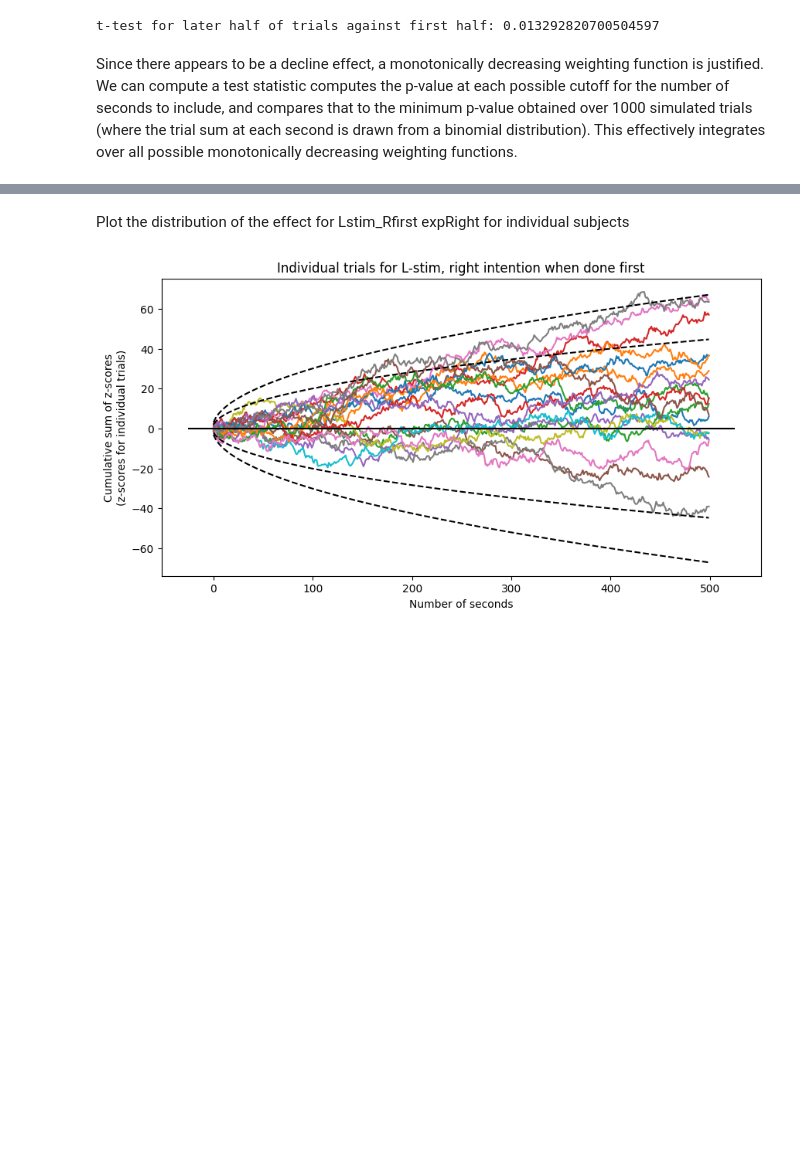
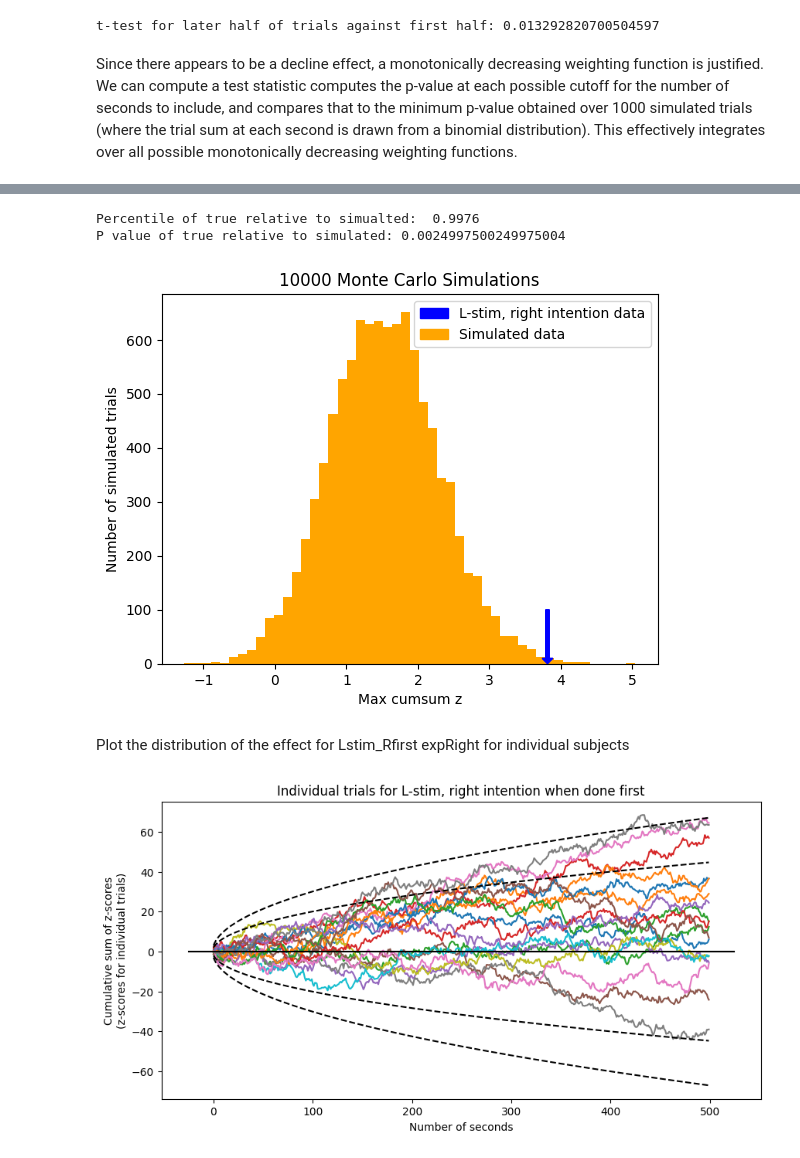
Before and after one commit to AvantiShri/freedman2023_cortex_analysisreplication, a Jupyter notebook: freedman_et_al_2023/Freedman_et_al_2023_analysis.ipynb, the cells around one changed output, grey strips where cells are left out. Saved outputs shown, nothing was run; the diff lists cells and outputs as text; code cells hidden in the pictures; blank space fills up the shorter version.

```diff
--- a/freedman_et_al_2023/Freedman_et_al_2023_analysis.ipynb
+++ b/freedman_et_al_2023/Freedman_et_al_2023_analysis.ipynb
@@ -195,0 +196,16 @@ P value of true relative to simulated: 0.0024997500249975004
+# %%
+plt.hist(sim_max_zs, bins=50, color="orange")
+plt.arrow(true_data_max_z, 100, 0, -100, color="blue", head_length=10, length_includes_head=True, width=0.05)
+plt.xlabel("Max cumsum z")
+plt.ylabel("Number of simulated trials")
+plt.legend(handles=[Patch(color='blue', label='L-stim, right intention data'),
+                    Patch(color='orange', label='Simulated data')],
+           loc="upper right")
+plt.title(str(NUM_SIM_TRIALS)+" Monte Carlo Simulations")
+plt.savefig('histogram_of_max_z_score.eps', format='eps')
+
+true_rank = np.sum(true_data_max_z > sim_max_zs)
+print("Percentile of true relative to simualted: ", true_rank/NUM_SIM_TRIALS)
+#Note: the +1 correction in the numerator and denominator is based on https://pubmed.ncbi.nlm.nih.gov/21044043/
+print("P value of true relative to simulated:", (1+NUM_SIM_TRIALS-true_rank)/(1+NUM_SIM_TRIALS) )
+# %% [output]
@@ -196,3 +213,6 @@ P value of true relative to simulated: 0.0024997500249975004
+Percentile of true relative to simualted:  0.9976
+P value of true relative to simulated: 0.0024997500249975004
+[figure, added]
 # %% [markdown]
 Plot the distribution of the effect for Lstim_Rfirst expRight for individual subjects
 # %%
```
Also changed, not shown: parts of 6 cells of this notebook.
